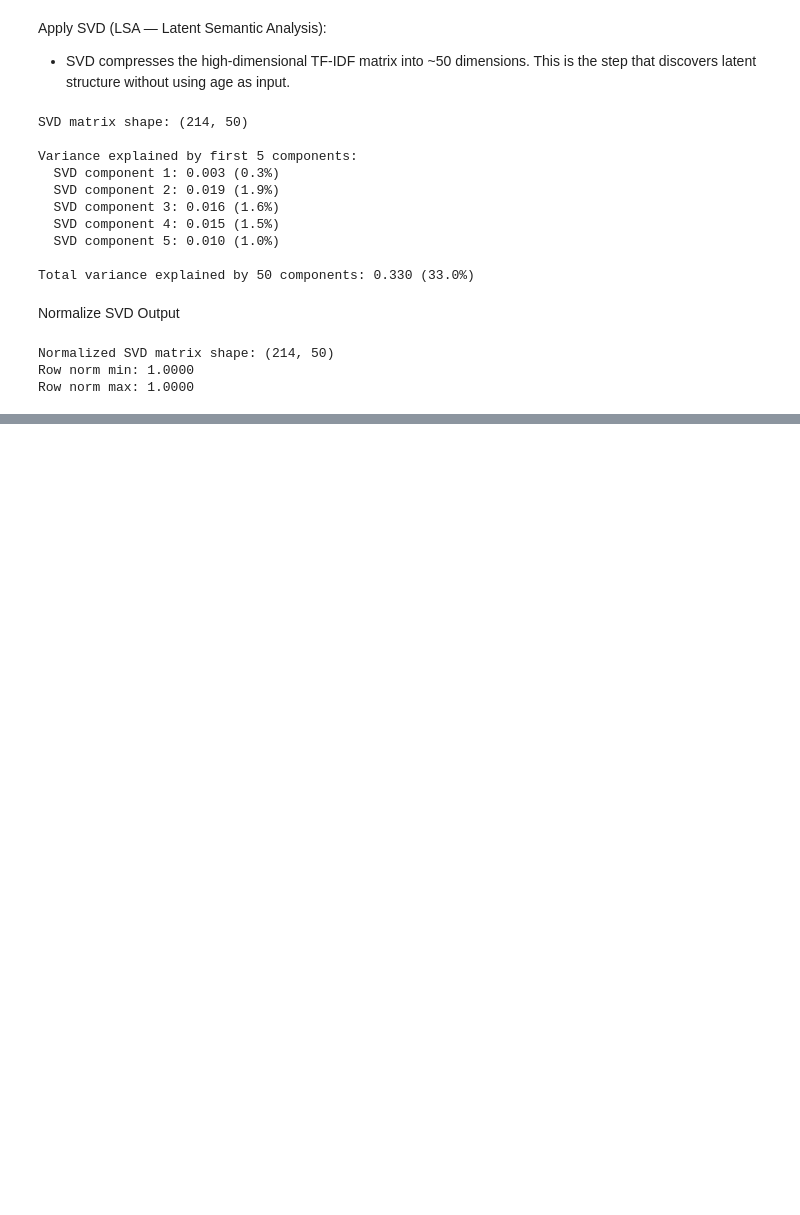
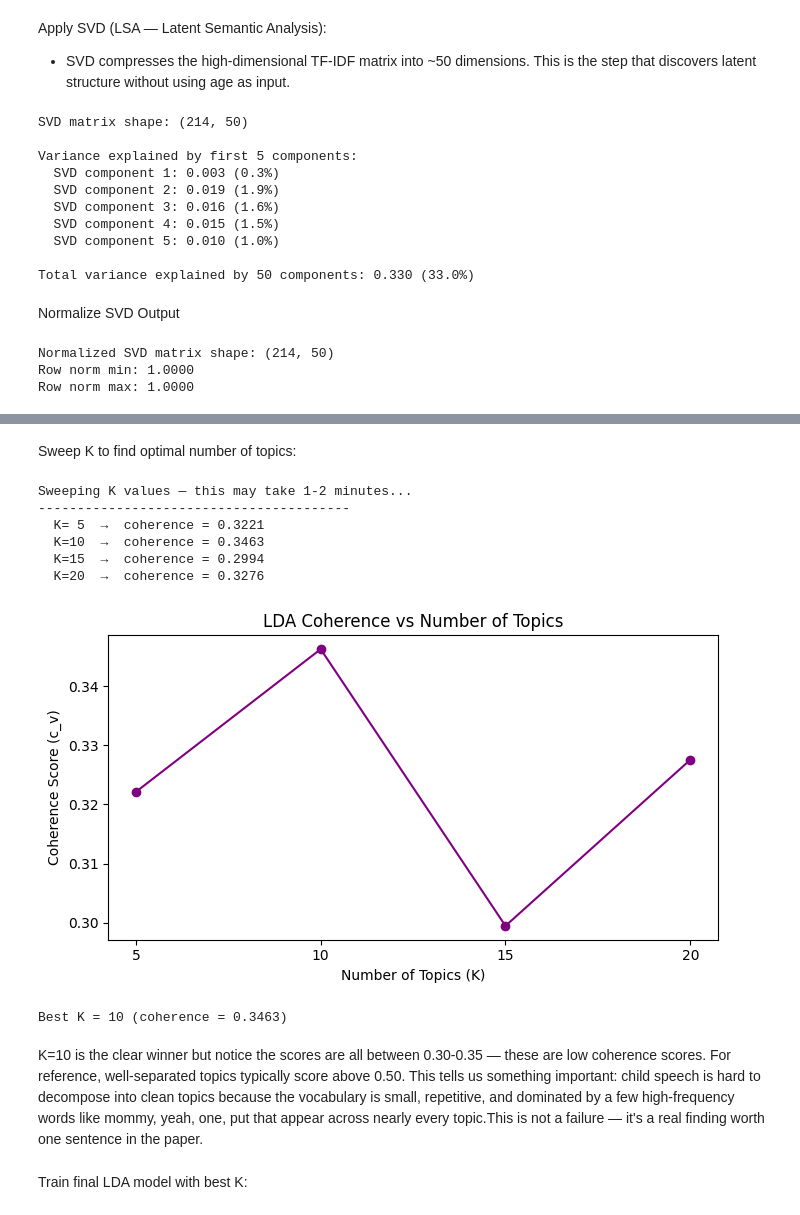
Before and after one commit to tizianschenk/developmental-patterns-child-speech, a Jupyter notebook: notebooks/03_feature_engineering.ipynb, the cells around one changed output, grey strips where cells are left out. Cells and saved outputs as stored; diff of their text form; code cells hidden in the pictures; blank space fills up the shorter version.

```diff
--- a/notebooks/03_feature_engineering.ipynb
+++ b/notebooks/03_feature_engineering.ipynb
@@ -243,0 +287,11 @@ Final DataFrame shape: (214, 15)
+# %%
+# Attach Pipeline B SVD dimensions to a clean copy
+df_B = df[base_cols].copy()                                # start from metadata only
+for i in range(10):                                        # add svd dimensions
+    df_B[f'svd_{i+1}'] = SVD_B_normed[:, i]               # attach each component
+
+df_B.to_csv("../data/processed/pipeline_B_counts_svd.csv", index=False)  # save
+np.save("../data/processed/pipeline_B_SVD_matrix.npy", SVD_B_normed)     # full matrix
+
+print("Pipeline B saved → pipeline_B_counts_svd.csv")
+print(f"Shape: {df_B.shape}")
@@ -243,0 +626,63 @@ Final DataFrame shape: (214, 15)
+# %% [markdown]
+Sweep K to find optimal number of topics:
+# %%
+# ── COHERENCE SWEEP ───────────────────────────────────────────────────────────
+# Coherence (c_v) measures how semantically similar the top words within each
+# topic are — higher coherence = more interpretable topics
+# We try K = 5, 10, 15, 20 and pick the K with the highest coherence
+
+# Tokenized texts needed for coherence scoring
+texts_tokenized = [text.split() for text in df['text_clean']]  # list of token lists
+
+K_values    = [5, 10, 15, 20]                             # topic counts to sweep
+coherences  = []                                          # store coherence per K
+
+print("Sweeping K values — this may take 1-2 minutes...")
+print("-" * 40)
+
+for K in K_values:                                        # loop over each K
+    lda_tmp = LdaModel(                                   # train LDA model
+        corpus=corpus_lda,                                # gensim corpus
+        id2word=id2word,                                  # word↔id mapping
+        num_topics=K,                                     # number of topics
+        passes=10,                                        # training passes over corpus
+        random_state=42                                   # reproducibility
+    )
+    cm = CoherenceModel(                                  # compute coherence
+        model=lda_tmp,                                    # trained model
+        texts=texts_tokenized,                            # tokenized documents
+        dictionary=id2word,                               # gensim dictionary
+        coherence='c_v'                                   # c_v is most reliable metric
+    )
+    score = cm.get_coherence()                            # compute coherence score
+    coherences.append(score)                              # store score
+    print(f"  K={K:2d}  →  coherence = {score:.4f}")     # print result
+
+# Plot coherence vs K
+plt.figure(figsize=(7, 4))                                # figure size
+plt.plot(K_values, coherences, marker='o', color='purple') # line + dot per K
+plt.xlabel('Number of Topics (K)')                        # x axis
+plt.ylabel('Coherence Score (c_v)')                       # y axis
+plt.title('LDA Coherence vs Number of Topics')            # title
+plt.xticks(K_values)                                      # show all K values
+plt.tight_layout()                                        # clean layout
+plt.savefig('../figures/pipeline_D_coherence_sweep.png',  # save figure
+            dpi=150, bbox_inches='tight')
+plt.show()                                                # display
+
+# Pick best K
+best_K = K_values[coherences.index(max(coherences))]     # K with highest coherence
+print(f"\nBest K = {best_K} (coherence = {max(coherences):.4f})")  # report
+# %% [output]
+Sweeping K values — this may take 1-2 minutes...
+----------------------------------------
+  K= 5  →  coherence = 0.3221
+  K=10  →  coherence = 0.3463
+  K=15  →  coherence = 0.2994
+  K=20  →  coherence = 0.3276
+[figure, added]
+Best K = 10 (coherence = 0.3463)
+# %% [markdown]
+K=10 is the clear winner but notice the scores are all between 0.30-0.35 — these are low coherence scores. For reference, well-separated topics typically score above 0.50. This tells us something important: child speech is hard to decompose into clean topics because the vocabulary is small, repetitive, and dominated by a few high-frequency words like mommy, yeah, one, put that appear across nearly every topic.This is not a failure — it's a real finding worth one sentence in the paper.
+# %% [markdown]
+Train final LDA model with best K:
```
Also changed, not shown: parts of 41 cells of this notebook, 1 other file.
